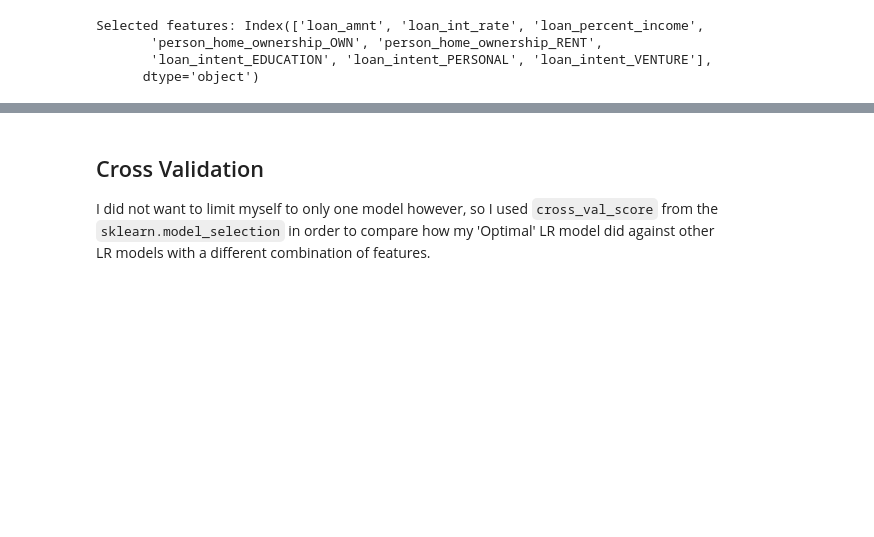
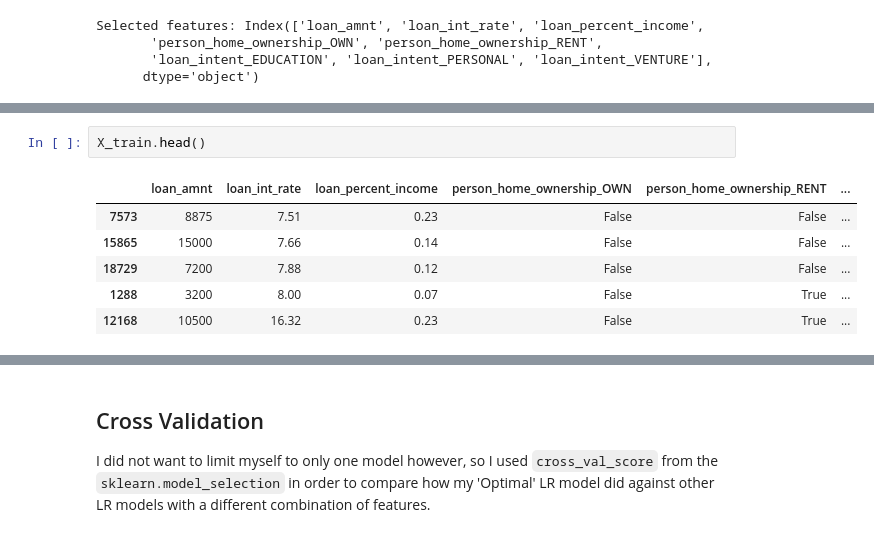
Before and after one commit to ItsDwood/itsdwood.github.io, a Jupyter notebook: posts/New-test-thing-post/index.ipynb, the cells around one changed output, grey strips where cells are left out. Saved outputs shown, nothing was run; the diff lists cells and outputs as text; blank space fills up the shorter version.

```diff
--- a/posts/New-test-thing-post/index.ipynb
+++ b/posts/New-test-thing-post/index.ipynb
@@ -183,0 +217,9 @@ LogisticRegression(max_iter=10000)
+# %%
+X_train.head()
+# %% [output]
+|  | loan_amnt | loan_int_rate | loan_percent_income | person_home_ownership_OWN | person_home_ownership_RENT | ... |
+| 7573 | 8875 | 7.51 | 0.23 | False | False | ... |
+| 15865 | 15000 | 7.66 | 0.14 | False | False | ... |
+| 18729 | 7200 | 7.88 | 0.12 | False | False | ... |
+| 1288 | 3200 | 8.00 | 0.07 | False | True | ... |
+| 12168 | 10500 | 16.32 | 0.23 | False | True | ... |
```
Also changed, not shown: parts of 6 cells of this notebook, 3 other files.
